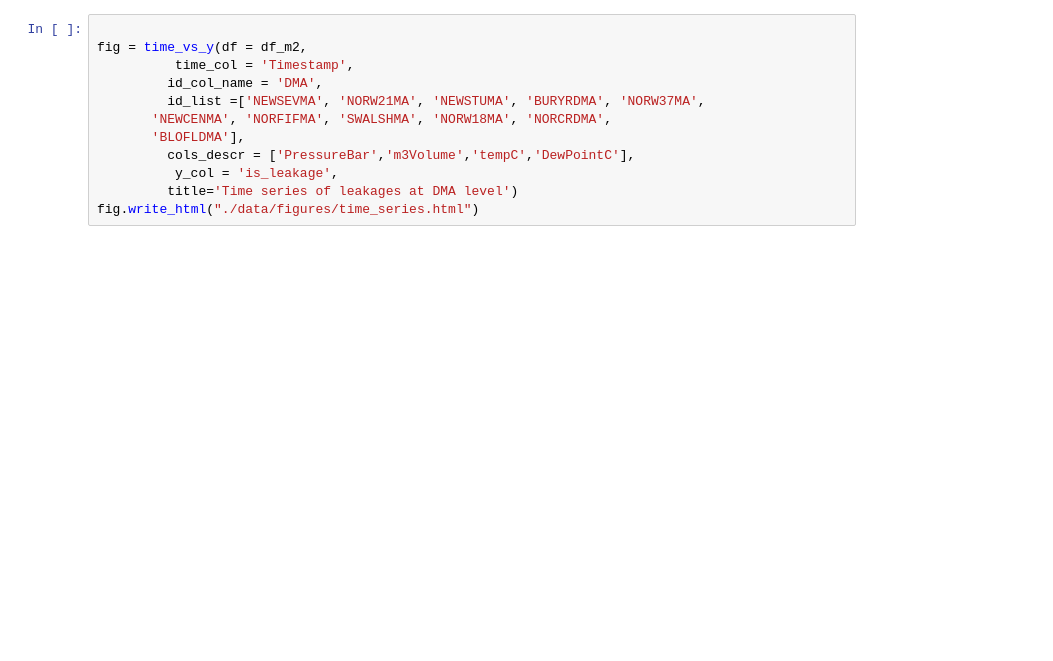
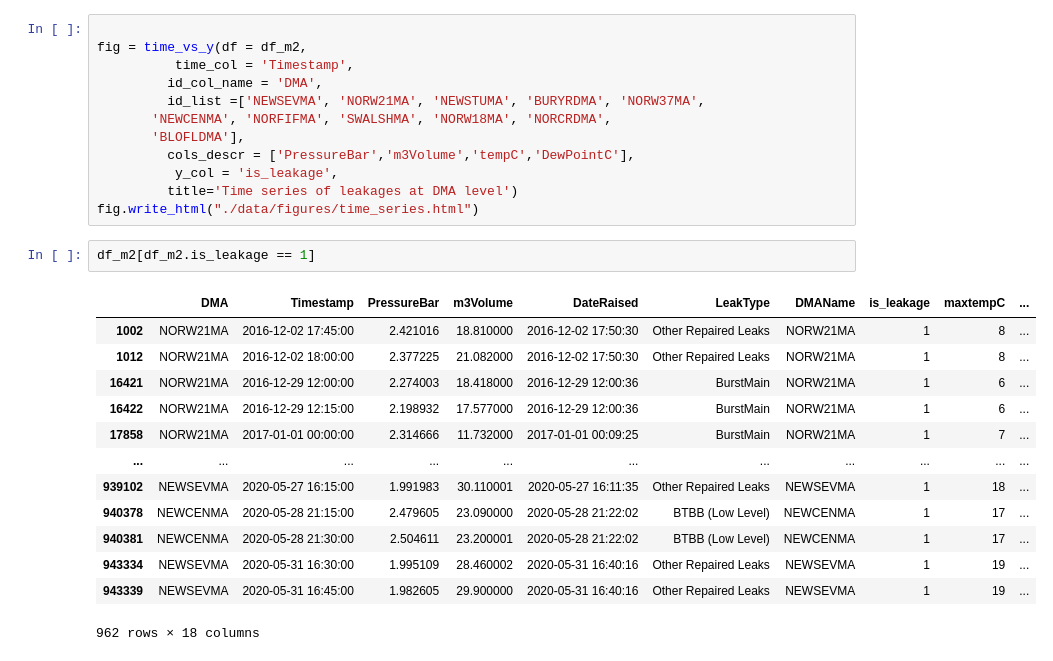
Before and after one commit to StorWater/StorWater_POC, a Jupyter notebook: notebooks/02-jsg-AW_data_exploration.ipynb, the cells around one changed output. Saved outputs shown, nothing was run; the diff lists cells and outputs as text; blank space fills up the shorter version.

```diff
--- a/notebooks/02-jsg-AW_data_exploration.ipynb
+++ b/notebooks/02-jsg-AW_data_exploration.ipynb
@@ -286,3 +303,19 @@ fig = time_vs_y(df = df_m2,
           y_col = 'is_leakage',
          title='Time series of leakages at DMA level')
 fig.write_html("./data/figures/time_series.html")
+# %%
+df_m2[df_m2.is_leakage == 1]
+# %% [output]
+|  | DMA | Timestamp | PressureBar | m3Volume | DateRaised | LeakType | DMAName | is_leakage | maxtempC | ... |
+| 1002 | NORW21MA | 2016-12-02 17:45:00 | 2.421016 | 18.810000 | 2016-12-02 17:50:30 | Other Repaired Leaks | NORW21MA | 1 | 8 | ... |
+| 1012 | NORW21MA | 2016-12-02 18:00:00 | 2.377225 | 21.082000 | 2016-12-02 17:50:30 | Other Repaired Leaks | NORW21MA | 1 | 8 | ... |
+| 16421 | NORW21MA | 2016-12-29 12:00:00 | 2.274003 | 18.418000 | 2016-12-29 12:00:36 | BurstMain | NORW21MA | 1 | 6 | ... |
+| 16422 | NORW21MA | 2016-12-29 12:15:00 | 2.198932 | 17.577000 | 2016-12-29 12:00:36 | BurstMain | NORW21MA | 1 | 6 | ... |
+| 17858 | NORW21MA | 2017-01-01 00:00:00 | 2.314666 | 11.732000 | 2017-01-01 00:09:25 | BurstMain | NORW21MA | 1 | 7 | ... |
+| ... | ... | ... | ... | ... | ... | ... | ... | ... | ... | ... |
+| 939102 | NEWSEVMA | 2020-05-27 16:15:00 | 1.991983 | 30.110001 | 2020-05-27 16:11:35 | Other Repaired Leaks | NEWSEVMA | 1 | 18 | ... |
+| 940378 | NEWCENMA | 2020-05-28 21:15:00 | 2.479605 | 23.090000 | 2020-05-28 21:22:02 | BTBB (Low Level) | NEWCENMA | 1 | 17 | ... |
+| 940381 | NEWCENMA | 2020-05-28 21:30:00 | 2.504611 | 23.200001 | 2020-05-28 21:22:02 | BTBB (Low Level) | NEWCENMA | 1 | 17 | ... |
+| 943334 | NEWSEVMA | 2020-05-31 16:30:00 | 1.995109 | 28.460002 | 2020-05-31 16:40:16 | Other Repaired Leaks | NEWSEVMA | 1 | 19 | ... |
+| 943339 | NEWSEVMA | 2020-05-31 16:45:00 | 1.982605 | 29.900000 | 2020-05-31 16:40:16 | Other Repaired Leaks | NEWSEVMA | 1 | 19 | ... |
+962 rows × 18 columns
```
Also changed, not shown: parts of 2 cells of this notebook, 3 other files.
